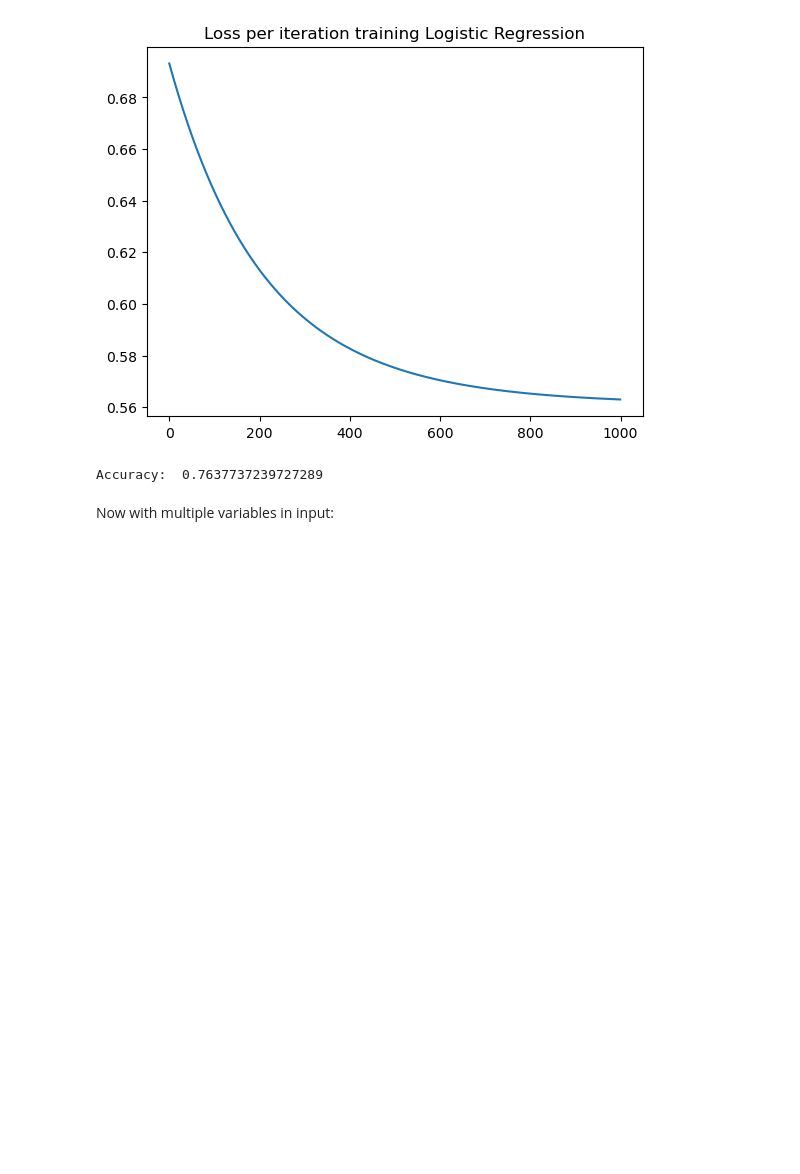
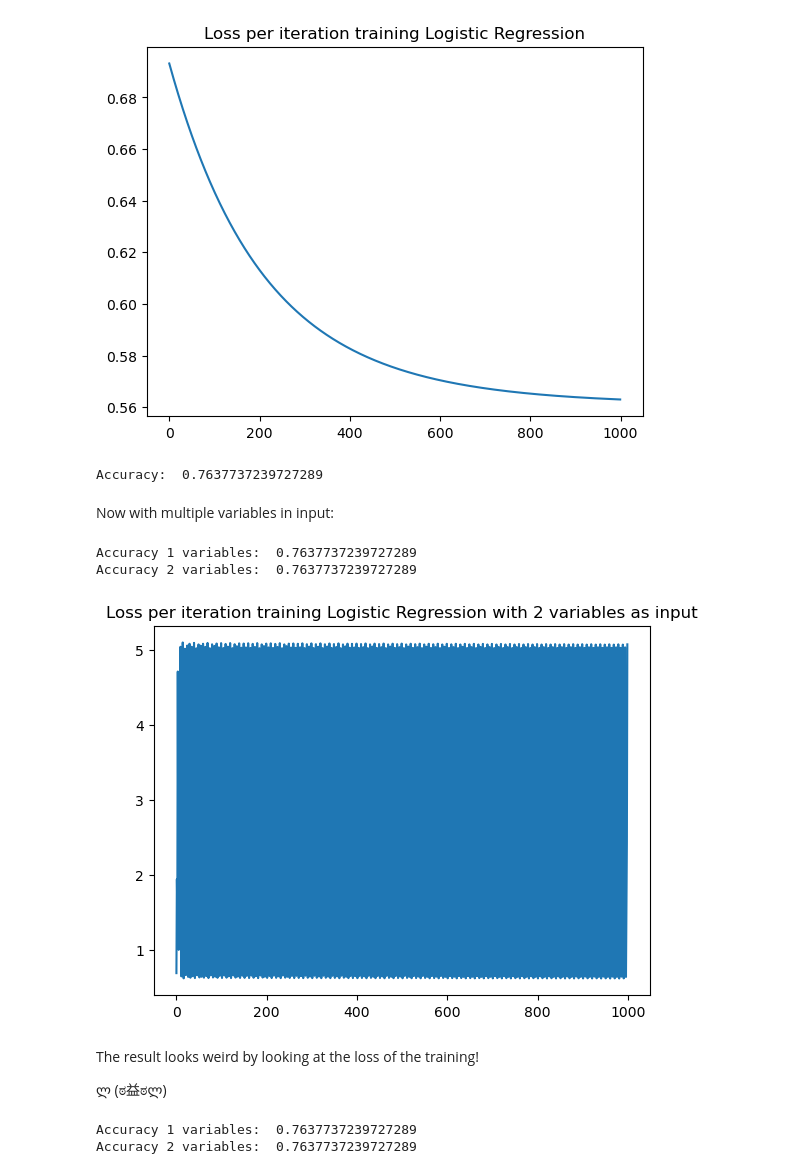
Before and after one commit to jcasarmiento/Perceptron-LogisticRegression, a Jupyter notebook: Adult.ipynb, the cells around one changed output. Cells and saved outputs as stored; diff of their text form; code cells hidden in the pictures; blank space fills up the shorter version.

Commit message:
Add logistic with multiple input

```diff
--- a/Adult.ipynb
+++ b/Adult.ipynb
@@ -318,3 +318,40 @@ print("Accuracy: ",accuracy1)
 Accuracy:  0.7637737239727289
 # %% [markdown]
 Now with multiple variables in input:
+# %%
+# scaler2=StandardScaler()
+# print(train_df[["age","hours-per-week"]].to_numpy().shape)
+train_data2=train_df[["age","hours-per-week"]].to_numpy()
+# scaler2.fit(train_data2)
+# train_data2=scaler.transform(train_data2)
+test_data2=test_df[["age","hours-per-week"]].to_numpy()
+# test_data2=scaler.transform(test_data2)
+
+logreg2=logistic_regression()
+logreg2.fit(train_data2.T,train_df["income_bin"].to_numpy().reshape(1,-1))
+accuracy2=accuracy_score(test_df["income_bin"],logreg2.predict_classify(test_data2.T,thres=0.5).T)
+print("Accuracy 1 variables: ",accuracy1)
+print("Accuracy 2 variables: ",accuracy2)
+# %% [output]
+Accuracy 1 variables:  0.7637737239727289
+Accuracy 2 variables:  0.7637737239727289
+# %%
+plt.figure()
+plt.plot(logreg2.losses)
+plt.title("Loss per iteration training Logistic Regression with 2 variables as input")
+plt.show()
+# %% [output]
+[figure, added]
+# %% [markdown]
+The result looks weird by looking at the loss of the training!
+
+ლ (ಠ益ಠლ)
+# %%
+logreg2=logistic_regression()
+logreg2.fit(train_data2.T,train_df["income_bin"].to_numpy().reshape(1,-1),lr=0.003)
+accuracy2=accuracy_score(test_df["income_bin"],logreg2.predict_classify(test_data2.T,thres=0.5).T)
+print("Accuracy 1 variables: ",accuracy1)
+print("Accuracy 2 variables: ",accuracy2)
+# %% [output]
+Accuracy 1 variables:  0.7637737239727289
+Accuracy 2 variables:  0.7637737239727289
```
Also changed, not shown: parts of 2 cells of this notebook.
